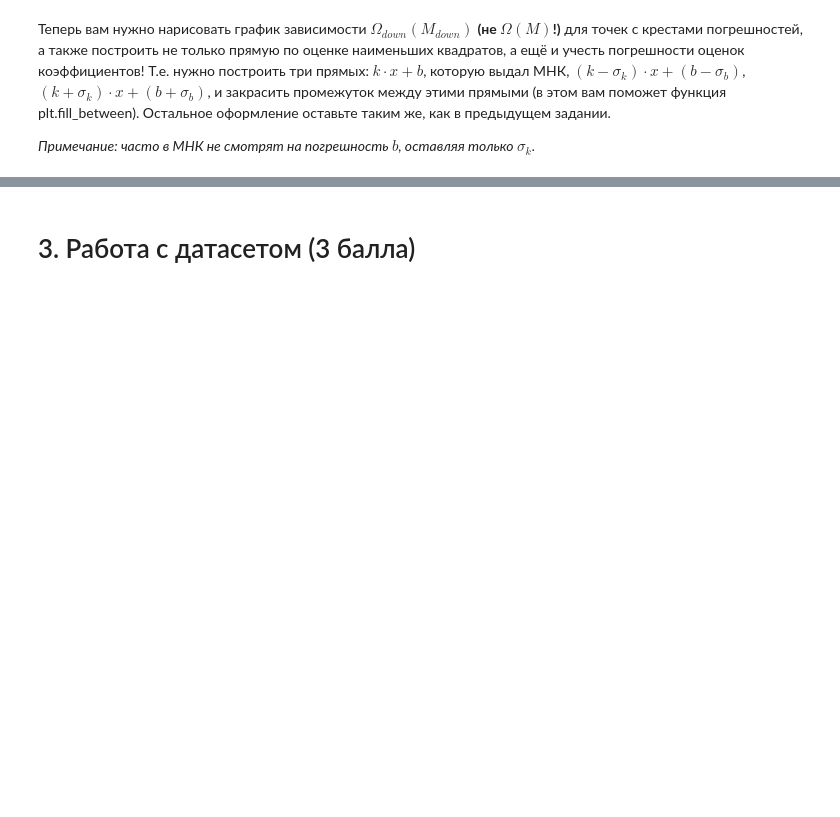
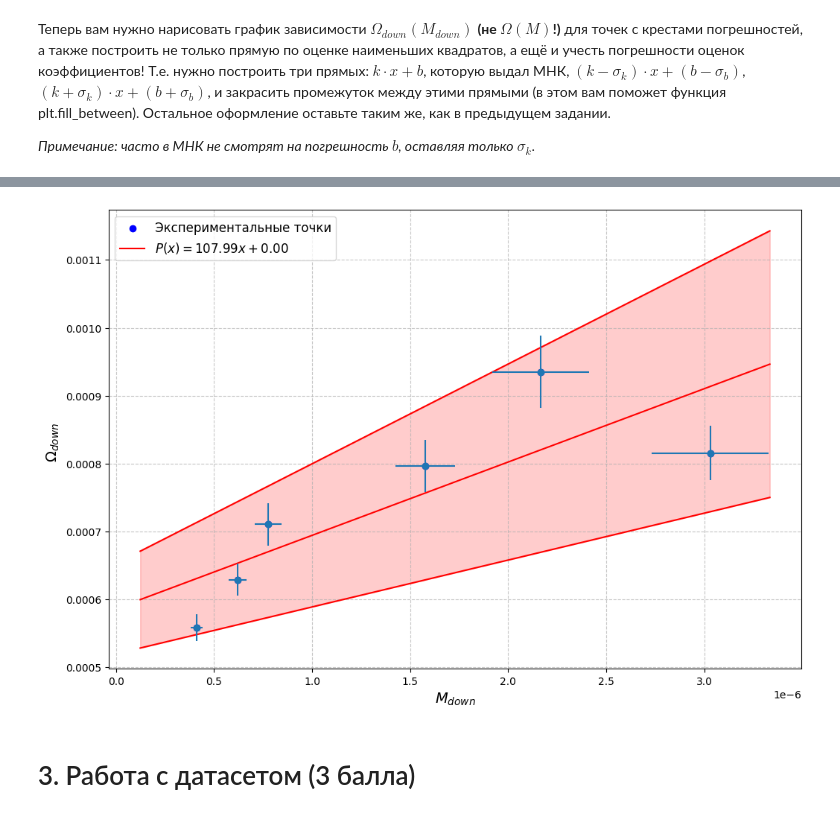
Before and after one commit to alexkandr/py-lab1, a Jupyter notebook: lab_1_np_pandas_matplotlib.ipynb, the cells around one changed output, grey strips where cells are left out. Cells and saved outputs as stored; diff of their text form; code cells hidden in the pictures; blank space fills up the shorter version.

```diff
--- a/lab_1_np_pandas_matplotlib.ipynb
+++ b/lab_1_np_pandas_matplotlib.ipynb
@@ -459,26 +499,39 @@ _Примечание: часто в МНК не смотрят на погре
 # %%
 omega_down_np = np.array(grouped_data.omega_down)
 momentum_down_np = np.array(grouped_data.momentum_down)
 
 # Снова polyfit, но с дополнительным параметром и возвращающий ковариацию!
-# coefs, cov = ...
+coefs, cov = np.polyfit(momentum_down_np, omega_down_np, 1, cov=True)
 
 # Чтобы прямая построилась снова красиво
 x_lsq = np.linspace(momentum_down_np.min() * 0.3, momentum_down_np.max() * 1.1, 100)
 
 # Посчитайте корень диагональных элементов, должен получиться массив размером (2,)
-# lsq_stds = ...
+lsq_stds = np.sqrt(np.diag(cov))
 
-# Знакомый polyfit, но три раза
-# y_lsq = ...
-# y_lsq_lower = ...
-# y_lsq_upper = ...
+# Знакомый polyval, но три раза
+y_lsq = np.polyval(coefs, x_lsq)
+y_lsq_lower = np.polyval(coefs - lsq_stds, x_lsq)
+y_lsq_upper = np.polyval(coefs + lsq_stds, x_lsq)
 
 fig = plt.figure(figsize=(12, 8))
 
-# YOUR CODE HERE
-# ...
+plt.scatter(x=momentum_down_np, y=omega_down_np, color='blue', label='Экспериментальные точки')
+plt.plot(x_lsq, y_lsq, color = 'red', label=f'$P(x)={coefs[0]:.2f}x + {coefs[1]:.2f}$')
+plt.plot(x_lsq, y_lsq_lower, color = 'red')
+plt.plot(x_lsq, y_lsq_upper, color = 'red')
+plt.fill_between(x_lsq, y_lsq_lower, y_lsq_upper, color='red', alpha=0.2)
+plt.errorbar(momentum_down_np, omega_down_np,fmt='o', xerr=grouped_data['sigma_momentum'], yerr=grouped_data['sigma_down'])
+
+plt.xlabel('$M_{{down}}$', fontsize=14)
+plt.ylabel('$\Omega_{{down}}$  ', fontsize=14)
+plt.grid(True, linestyle='--', alpha=0.7)
+
+# Легенда
+plt.legend(fontsize=12)
 plt.show()
+# %% [output]
+[figure, added]
 # %% [markdown]
 # 3. Работа с датасетом (3 балла)
 # %% [markdown]
```
Also changed, not shown: parts of 8 cells of this notebook, 1 other file.
